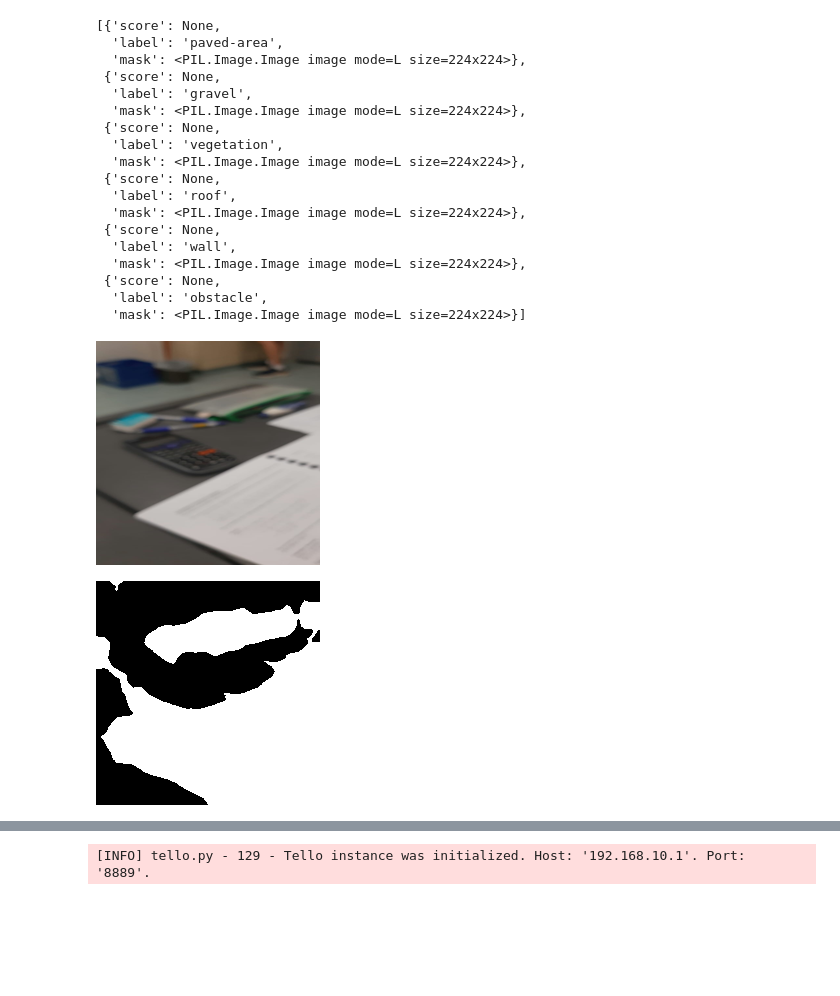
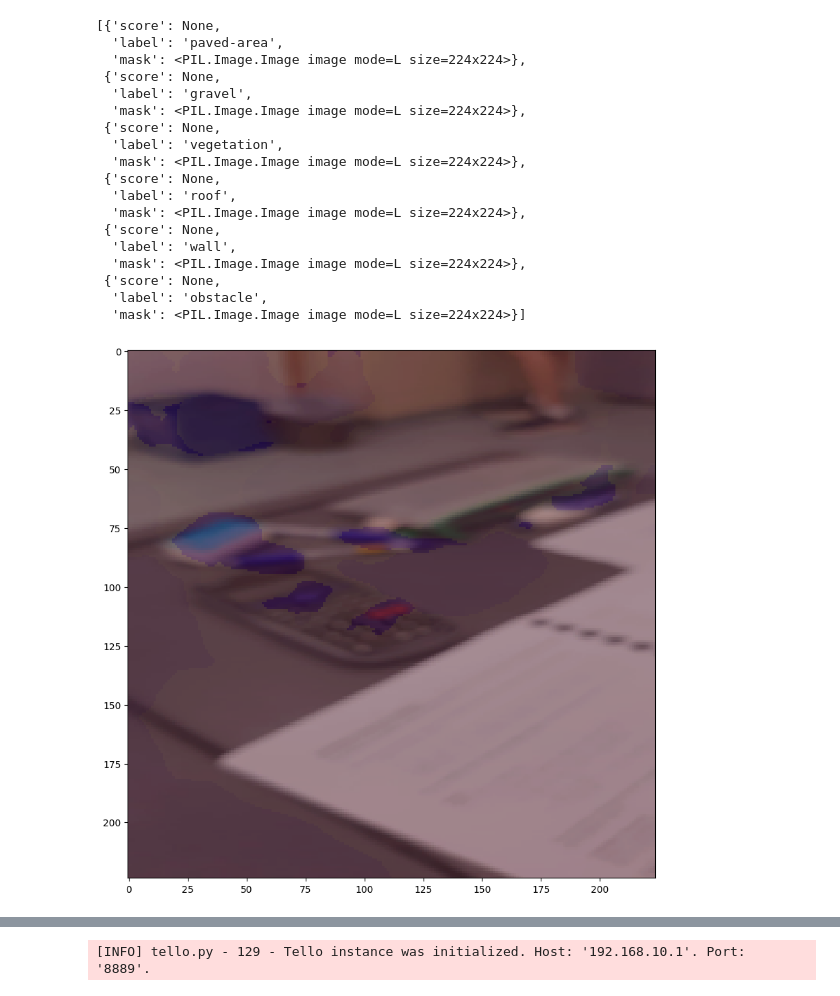
Before and after one commit to picokatx/drone_odessey, a Jupyter notebook: run.ipynb, the cells around one changed output, grey strips where cells are left out. Drawn from its saved outputs; the diff is of its cells as text; code cells hidden in the pictures; blank space fills up the shorter version.

```diff
--- a/run.ipynb
+++ b/run.ipynb
@@ -30,11 +33,3 @@ results
  {'score': None,
   'label': 'obstacle',
   'mask': <PIL.Image.Image image mode=L size=224x224>}]
-# %%
-image
-# %% [output]
-[figure, removed]
-# %%
-results[3]['mask']
-# %% [output]
-[figure, removed]
@@ -59,0 +36,11 @@ plt.show()
+# %%
+plt.figure(figsize=(15, 10))
+plt.imshow(image)
+plt.imshow(results[0]['mask'], alpha=0.1)
+plt.imshow(results[1]['mask'], alpha=0.1)
+plt.imshow(results[2]['mask'], alpha=0.1)
+plt.imshow(results[3]['mask'], alpha=0.1)
+plt.imshow(results[4]['mask'], alpha=0.1)
+plt.show()
+# %% [output]
+[figure, added]
```
Also changed, not shown: parts of 5 cells of this notebook, 1 other file.
